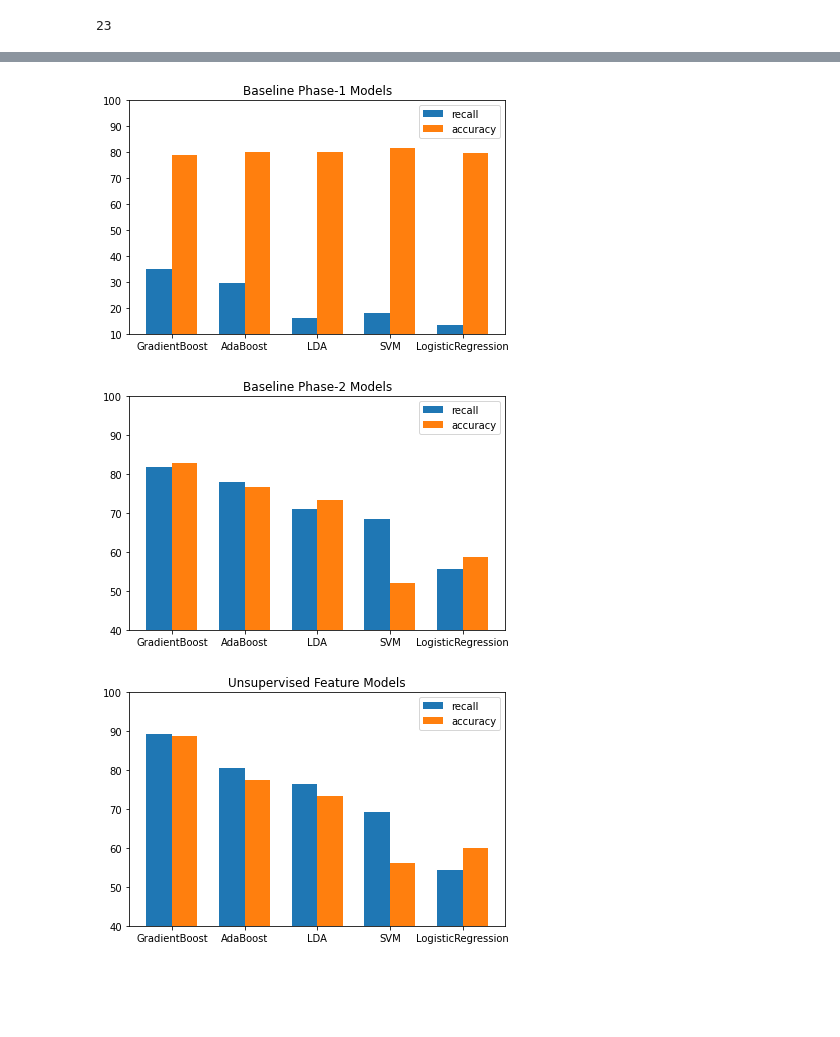
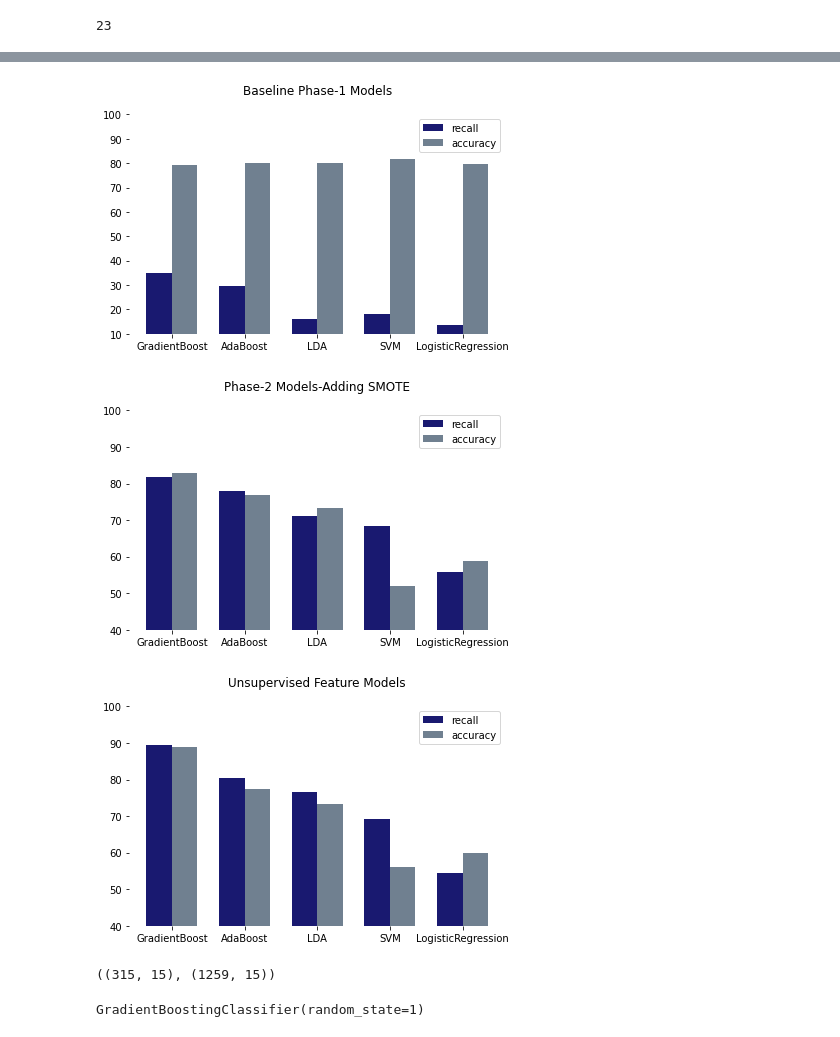
Before and after one commit to thomaskuttyeth/MachineLearning, a Jupyter notebook: credit_card_defaulters_version2/unsupervised_feature_addition.ipynb, the cells around one changed output, grey strips where cells are left out. Saved outputs shown, nothing was run; the diff lists cells and outputs as text; code cells hidden in the pictures; blank space fills up the shorter version.

```diff
--- a/credit_card_defaulters_version2/unsupervised_feature_addition.ipynb
+++ b/credit_card_defaulters_version2/unsupervised_feature_addition.ipynb
@@ -310,19 +314,19 @@ x = np.arange(len(labels))  # the label locations
 width = 0.35  # the width of the bars
 
 fig, ax = plt.subplots()
-rects1 = ax.bar(x - width/2, recall, width, label='recall')
-rects2 = ax.bar(x + width/2, accuracy, width, label='accuracy')
+rects1 = ax.bar(x - width/2, recall, width, label='recall',color = 'midnightblue')
+rects2 = ax.bar(x + width/2, accuracy, width, label='accuracy',color = 'slategrey')
 
 # Add some text for labels, title and custom x-axis tick labels, etc.
-ax.set_title('Baseline Phase-1 Models')
+ax.set_title('Baseline Phase-1 Models',pad = 20)
 ax.legend()
 plt.xticks(range(0,len(labels)), labels)
 plt.ylim(10,100)
 fig.tight_layout()
-
+plt.box(False)
 plt.show()
 # %% [output]
-[figure, old version]
+[figure, new version]
 # %%
 import matplotlib.pyplot as plt
 import numpy as np
@@ -341,47 +345,57 @@ x = np.arange(len(labels))  # the label locations
 width = 0.35  # the width of the bars
 
 fig, ax = plt.subplots()
-rects1 = ax.bar(x - width/2, recall, width, label='recall')
-rects2 = ax.bar(x + width/2, accuracy, width, label='accuracy')
+rects1 = ax.bar(x - width/2, recall, width, label='recall',color = 'midnightblue')
+rects2 = ax.bar(x + width/2, accuracy, width, label='accuracy',color = 'slategrey')
 
 # Add some text for labels, title and custom x-axis tick labels, etc.
-ax.set_title('Baseline Phase-2 Models')
+ax.set_title('Phase-2 Models-Adding SMOTE',pad = 20)
 ax.legend()
 plt.xticks(range(0,len(labels)), labels)
 plt.ylim(40,100)
 fig.tight_layout()
-
+plt.box(False)
 plt.show()
 # %% [output]
-[figure, old version]
+[figure, new version]
 # %%
 import matplotlib.pyplot as plt
 import numpy as np
 # first phase baseline results
 import pandas as pd
 import matplotlib.pyplot as plt
 df = pd.DataFrame()
 df['recall'] = [89.4,80.5,76.5,69.23,54.4]
 df['accuracy'] = [88.8,77.4,73.3,56.19,60]
 
 labels  = ['GradientBoost','AdaBoost','LDA','SVM','LogisticRegression']
 
 recall = df['recall']
 accuracy = df['accuracy']
 x = np.arange(len(labels))  # the label locations
 width = 0.35  # the width of the bars
 
 fig, ax = plt.subplots()
-rects1 = ax.bar(x - width/2, recall, width, label='recall')
-rects2 = ax.bar(x + width/2, accuracy, width, label='accuracy')
+rects1 = ax.bar(x - width/2, recall, width, label='recall',color = 'midnightblue')
+rects2 = ax.bar(x + width/2, accuracy, width, label='accuracy',color = 'slategrey')
 
 # Add some text for labels, title and custom x-axis tick labels, etc.
-ax.set_title('Unsupervised Feature Models')
+ax.set_title('Unsupervised Feature Models',pad = 20)
 ax.legend()
 plt.xticks(range(0,len(labels)), labels)
 plt.ylim(40,100)
 fig.tight_layout()
+plt.box(False)
 
 plt.show()
 # %% [output]
-[figure, old version]
+[figure, new version]
+# %%
+X_test.shape, X_train.shape
+# %% [output]
+((315, 15), (1259, 15))
+# %%
+model = GradientBoostingClassifier(random_state=1)
+model.fit(X_train,y_train)
+# %% [output]
+GradientBoostingClassifier(random_state=1)
```
Also changed, not shown: parts of 20 cells of this notebook, 9 other files.
